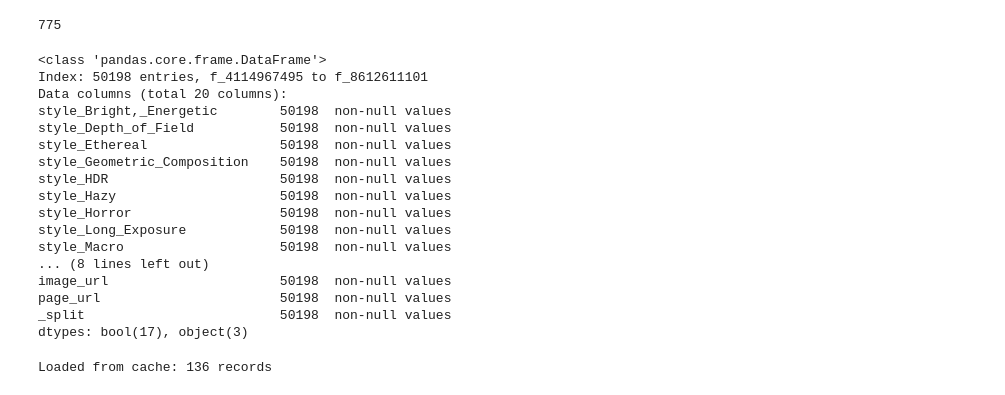
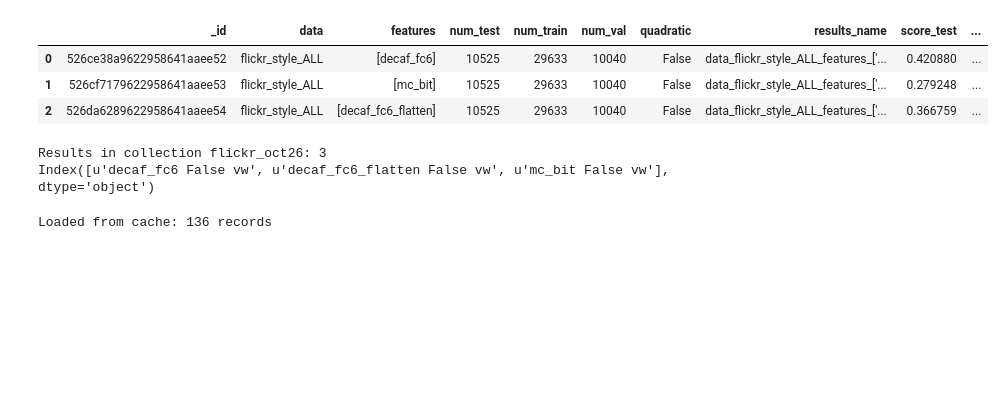
Before and after one commit to sergeyk/vislab, a Jupyter notebook: notebooks/flickr results.ipynb, the cells around one changed output. Drawn from its saved outputs; the diff is of its cells as text; code cells hidden in the pictures; blank space fills up the shorter version.

```diff
--- a/notebooks/flickr results.ipynb
+++ b/notebooks/flickr results.ipynb
@@ -12,26 +10,21 @@ label_df.columns = ['style_' + x if x not in ['image_url', 'page_url', '_split']
-# %%
-(label_df[vislab.datasets.flickr.underscored_style_names].sum(1) > 1).sum()
-# %% [output]
-775
 # %%
 label_df = vislab.datasets.flickr.load_flickr_df()
-label_df
-# %% [output]
-<class 'pandas.core.frame.DataFrame'>
-Index: 50198 entries, f_4114967495 to f_8612611101
-Data columns (total 20 columns):
-style_Bright,_Energetic        50198  non-null values
-style_Depth_of_Field           50198  non-null values
-style_Ethereal                 50198  non-null values
-style_Geometric_Composition    50198  non-null values
-style_HDR                      50198  non-null values
-style_Hazy                     50198  non-null values
-style_Horror                   50198  non-null values
-style_Long_Exposure            50198  non-null values
-style_Macro                    50198  non-null values
-... (8 lines left out)
-image_url                      50198  non-null values
-page_url                       50198  non-null values
-_split                         50198  non-null values
-dtypes: bool(17), object(3)
+# %%
+c = vislab.util.get_mongodb_client()['predict']['flickr_oct26']
+if c.find({'features': 'noise'}).count() > 0:
+    c.remove({'features': 'noise'})
+pd.DataFrame([x for x in c.find()])
+# %% [output]
+|  | _id | data | features | num_test | num_train | num_val | quadratic | results_name | score_test | ... |
+| 0 | 526ce38a9622958641aaee52 | flickr_style_ALL | [decaf_fc6] | 10525 | 29633 | 10040 | False | data_flickr_style_ALL_features_['... | 0.420880 | ... |
+| 1 | 526cf7179622958641aaee53 | flickr_style_ALL | [mc_bit] | 10525 | 29633 | 10040 | False | data_flickr_style_ALL_features_['... | 0.279248 | ... |
+| 2 | 526da6289622958641aaee54 | flickr_style_ALL | [decaf_fc6_flatten] | 10525 | 29633 | 10040 | False | data_flickr_style_ALL_features_['... | 0.366759 | ... |
+# %%
+df, preds_panel = aphrodite.results.load_pred_results(
+    'flickr_oct26', '/Users/sergeyk/work/aphrodite/data/results2', multiclass=True, force=True)
+pred_prefix = 'pred'
+print preds_panel.minor_axis
+# %% [output]
+Results in collection flickr_oct26: 3
+Index([u'decaf_fc6 False vw', u'decaf_fc6_flatten False vw', u'mc_bit False vw'], dtype='object')
 # %%
```
Also changed, not shown: parts of 7 cells of this notebook, 6 other files.
